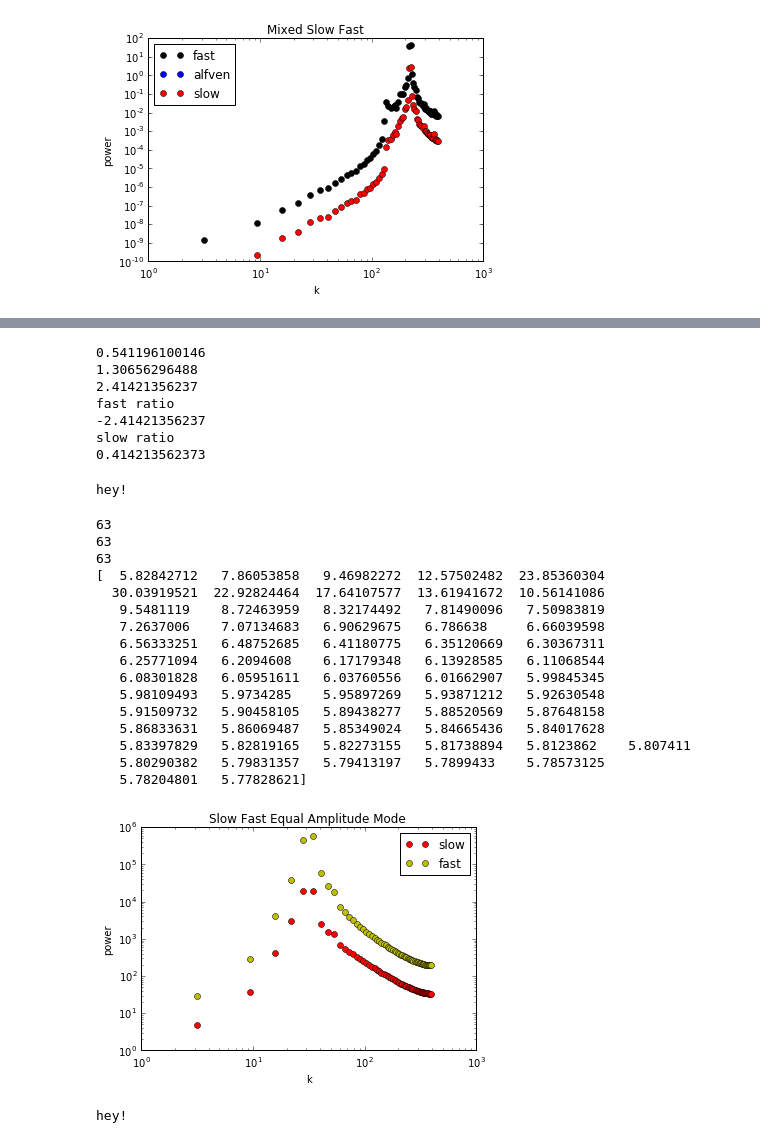
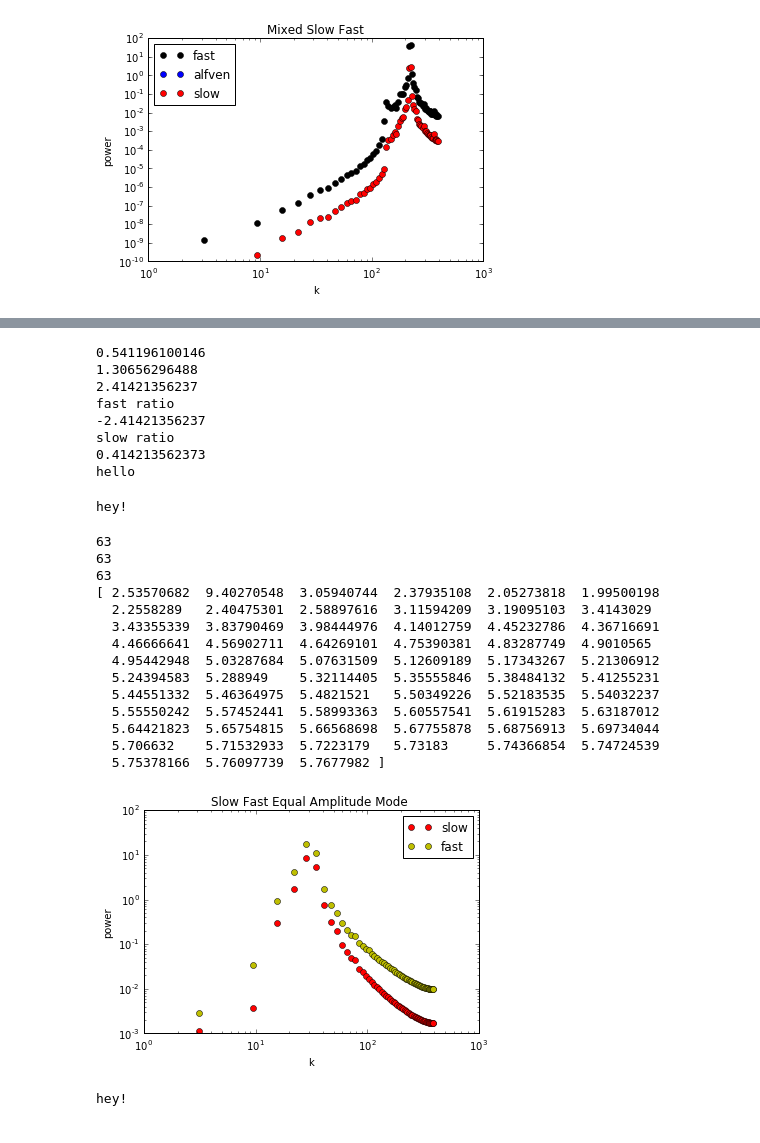
Before and after one commit to DSeligman/MHD_mode_decomposition, a Jupyter notebook: MODE_decomposition_tests.ipynb, the cells around one changed output, grey strips where cells are left out. Cells and saved outputs as stored; diff of their text form; code cells hidden in the pictures.

```diff
--- a/MODE_decomposition_tests.ipynb
+++ b/MODE_decomposition_tests.ipynb
@@ -422,9 +453,9 @@ hey!
 beta=1.;
 NN=5.
 n=128
-xg=np.linspace(0.,1.,n)
-yg=np.linspace(0.,1.,n)
-zg=np.linspace(0.,1.,n)
+xg=np.linspace(0.,1.,n+1,endpoint=False)
+yg=np.linspace(0.,1.,n+1,endpoint=False)
+zg=np.linspace(0.,1.,n+1,endpoint=False)
 x,y,z=np.meshgrid(xg,yg,zg)
 
 theta = np.pi/4.
@@ -441,58 +472,57 @@ print vs
 print vf
 print vf/vs
 #fast wave
-Vx = -kx*k*vf*np.sin(kx*x+kz*z)
-Vz = -vf*k/kz*(-kz**2+k**2*vs**2)*np.sin(kx*x+kz*z)
+Vx = -.01*kx*k*vf*np.sin(kx*x+kz*z)
+Vz = -.01*vf*k/kz*(-kz**2+k**2*vs**2)*np.sin(kx*x+kz*z)
 
 #slow wave
-Vx += -kx*k*vs*np.sin(kx*x+kz*z)
-Vz += -vs*k/kz*(-kz**2+k**2*vf**2)*np.sin(kx*x+kz*z)
+#Vx += -.01*kx*k*vs*np.sin(kx*x+kz*z)
+#Vz += -.01*vs*k/kz*(-kz**2+k**2*vf**2)*np.sin(kx*x+kz*z)
 
 print "fast ratio"
 print (-kx*k*vf)/(-vf*k/kz*(-kz**2+k**2*vs**2))
 print "slow ratio"
 print (-kx*k*vs)/(-vs*k/kz*(-kz**2+k**2*vf**2))
 
-Vy = np.zeros((n,n,n))
+Vy = np.zeros((n+1,n+1,n+1))
 
 kgridG,alfVIso,fastVIso,slowVIso=mode_decomp(Vx,Vy,Vz,beta)
 
 print fastVIso/slowVIso
 
 
 plt.loglog(kgridG,slowVIso,'ro',label='slow')
 plt.loglog(kgridG,fastVIso,'yo',label='fast')
 plt.legend()
 plt.xlabel('k')
 plt.ylabel('power')
 plt.title('Slow Fast Equal Amplitude Mode ')
 plt.savefig('slowfast_equal.pdf')
 # %% [output]
 0.541196100146
 1.30656296488
 2.41421356237
 fast ratio
 -2.41421356237
 slow ratio
 0.414213562373
+hello
 hey!
 63
 63
 63
-[  5.82842712   7.86053858   9.46982272  12.57502482  23.85360304
-  30.03919521  22.92824464  17.64107577  13.61941672  10.56141086
-   9.5481119    8.72463959   8.32174492   7.81490096   7.50983819
-   7.2637006    7.07134683   6.90629675   6.786638     6.66039598
-   6.56333251   6.48752685   6.41180775   6.35120669   6.30367311
-   6.25771094   6.2094608    6.17179348   6.13928585   6.11068544
-   6.08301828   6.05951611   6.03760556   6.01662907   5.99845345
-   5.98109493   5.9734285    5.95897269   5.93871212   5.92630548
-   5.91509732   5.90458105   5.89438277   5.88520569   5.87648158
-   5.86833631   5.86069487   5.85349024   5.84665436   5.84017628
-   5.83397829   5.82819165   5.82273155   5.81738894   5.8123862    5.807411
-   5.80290382   5.79831357   5.79413197   5.7899433    5.78573125
-   5.78204801   5.77828621]
+[ 2.53570682  9.40270548  3.05940744  2.37935108  2.05273818  1.99500198
+  2.2558289   2.40475301  2.58897616  3.11594209  3.19095103  3.4143029
+  3.43355339  3.83790469  3.98444976  4.14012759  4.45232786  4.36716691
+  4.46666641  4.56902711  4.64269101  4.75390381  4.83287749  4.9010565
+  4.95442948  5.03287684  5.07631509  5.12609189  5.17343267  5.21306912
+  5.24394583  5.288949    5.32114405  5.35555846  5.38484132  5.41255231
+  5.44551332  5.46364975  5.4821521   5.50349226  5.52183535  5.54032237
+  5.55550242  5.57452441  5.58993363  5.60557541  5.61915283  5.63187012
+  5.64421823  5.65754815  5.66568698  5.67755878  5.68756913  5.69734044
+  5.706632    5.71532933  5.7223179   5.73183     5.74366854  5.74724539
+  5.75378166  5.76097739  5.7677982 ]
-[figure, old version]
+[figure, new version]
 # %%
 #same thing as above but changing amplitude in the modes
 
```
Also changed, not shown: parts of 6 cells of this notebook.
